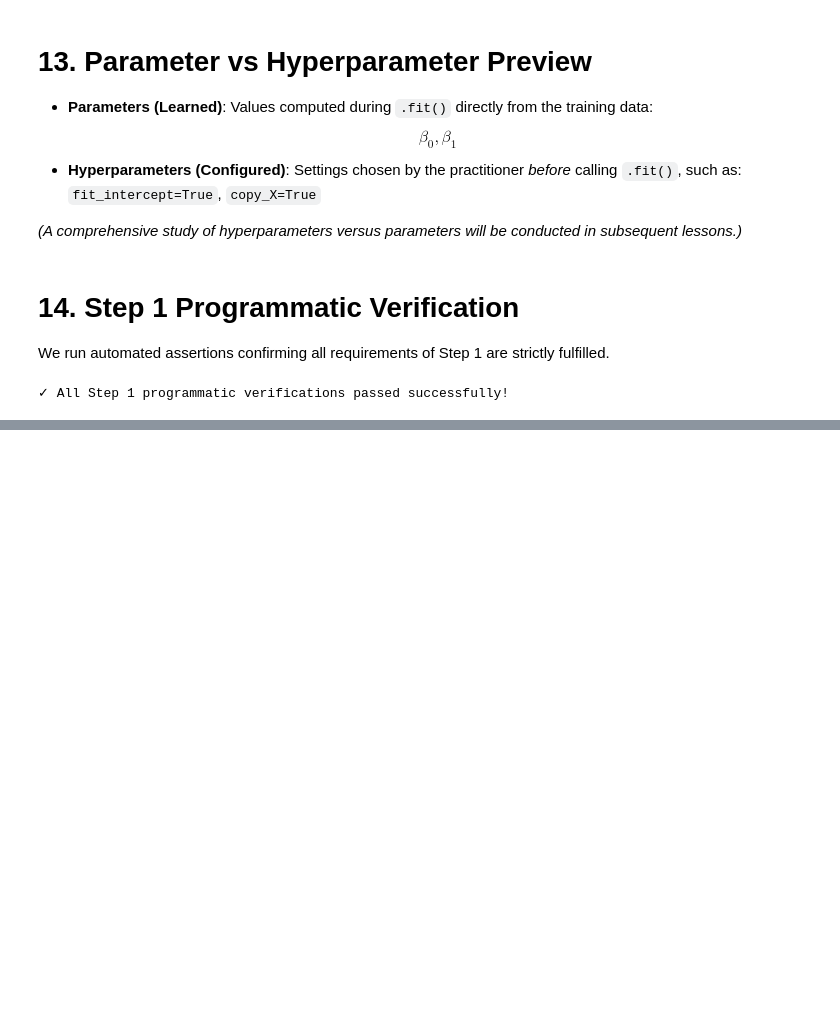
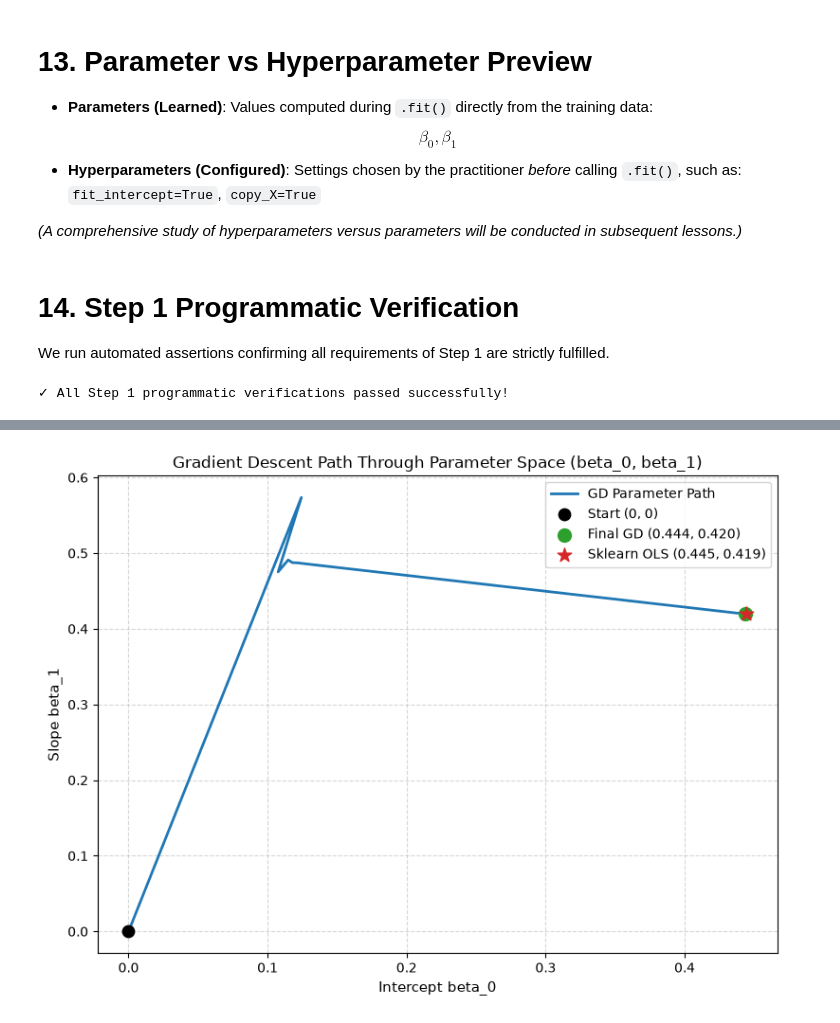
Before and after one commit to abed-dvp/california-housing-training-optimization, a Jupyter notebook: notebook.ipynb, the cells around one changed output, grey strips where cells are left out. Saved outputs shown, nothing was run; the diff lists cells and outputs as text; code cells hidden in the pictures; blank space fills up the shorter version.

```diff
--- a/notebook.ipynb
+++ b/notebook.ipynb
@@ -484,0 +883,17 @@ print("✓ All Step 1 programmatic verifications passed successfully!")
+# %%
+plt.figure(figsize=(8, 6))
+
+plt.plot(multi_df["beta_0"], multi_df["beta_1"], color="#1f77b4", linewidth=2, label="GD Parameter Path")
+plt.scatter([multi_df["beta_0"].iloc[0]], [multi_df["beta_1"].iloc[0]], color="black", s=80, zorder=5, label="Start (0, 0)")
+plt.scatter([b0_multi], [b1_multi], color="#2ca02c", s=100, marker="o", zorder=5, label=f"Final GD ({b0_multi:.3f}, {b1_multi:.3f})")
+plt.scatter([beta_0], [beta_1], color="#d62728", s=120, marker="*", zorder=6, label=f"Sklearn OLS ({beta_0:.3f}, {beta_1:.3f})")
+
+plt.title("Gradient Descent Path Through Parameter Space (beta_0, beta_1)", fontsize=12)
+plt.xlabel("Intercept beta_0", fontsize=11)
+plt.ylabel("Slope beta_1", fontsize=11)
+plt.legend(frameon=True)
+plt.grid(True, linestyle="--", alpha=0.5)
+plt.tight_layout()
+plt.show()
+# %% [output]
+[figure, added]
```
Also changed, not shown: parts of 27 cells of this notebook, 1 other file.
